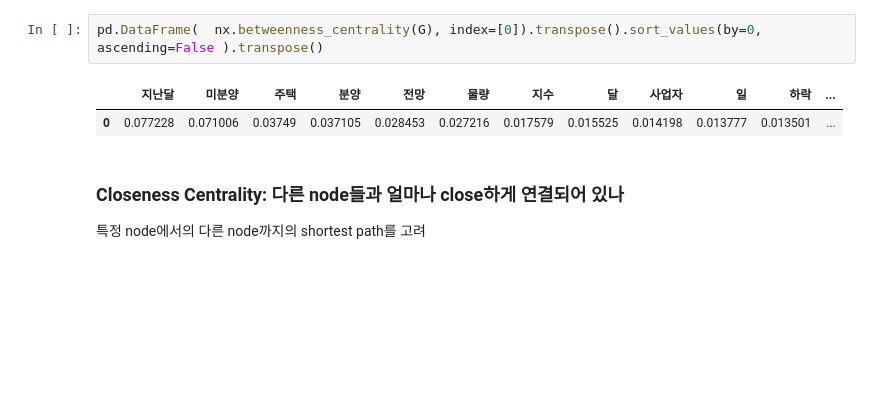
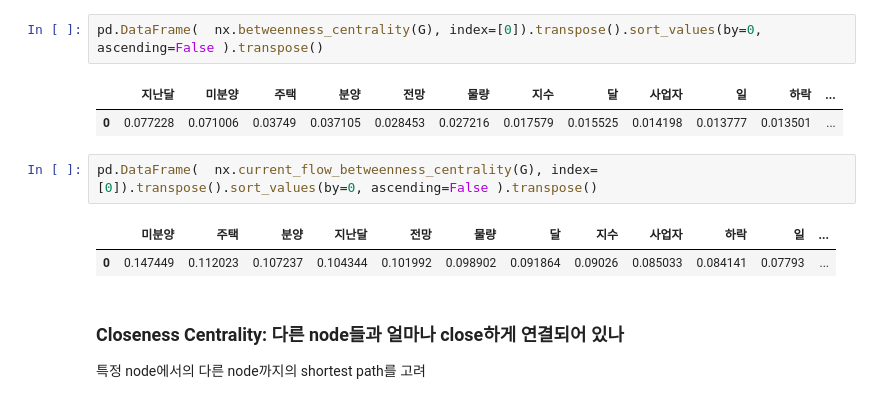
Before and after one commit to reejungkim/GraphTheory, a Jupyter notebook: NetworkX.ipynb, the cells around one changed output. Saved outputs shown, nothing was run; the diff lists cells and outputs as text; blank space fills up the shorter version.

```diff
--- a/NetworkX.ipynb
+++ b/NetworkX.ipynb
@@ -273,6 +271,11 @@ pd.DataFrame(  nx.betweenness_centrality(G), index=[0]).transpose().sort_values(
 # %% [output]
 |  | 지난달 | 미분양 | 주택 | 분양 | 전망 | 물량 | 지수 | 달 | 사업자 | 일 | 하락 | ... |
 | 0 | 0.077228 | 0.071006 | 0.03749 | 0.037105 | 0.028453 | 0.027216 | 0.017579 | 0.015525 | 0.014198 | 0.013777 | 0.013501 | ... |
+# %%
+pd.DataFrame(  nx.current_flow_betweenness_centrality(G), index=[0]).transpose().sort_values(by=0, ascending=False ).transpose()
+# %% [output]
+|  | 미분양 | 주택 | 분양 | 지난달 | 전망 | 물량 | 달 | 지수 | 사업자 | 하락 | 일 | ... |
+| 0 | 0.147449 | 0.112023 | 0.107237 | 0.104344 | 0.101992 | 0.098902 | 0.091864 | 0.09026 | 0.085033 | 0.084141 | 0.07793 | ... |
 # %% [markdown]
 ### Closeness Centrality: 다른 node들과 얼마나 close하게 연결되어 있나
 특정 node에서의 다른 node까지의 shortest path를 고려
```
Also changed, not shown: parts of 26 cells of this notebook, 1 other file.
